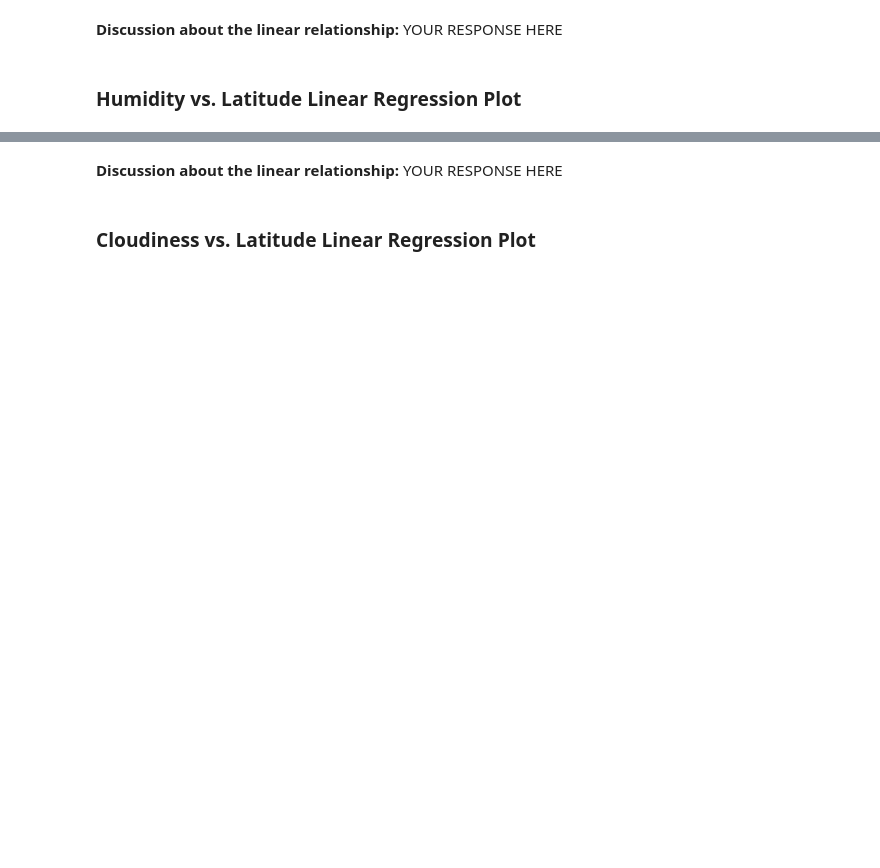
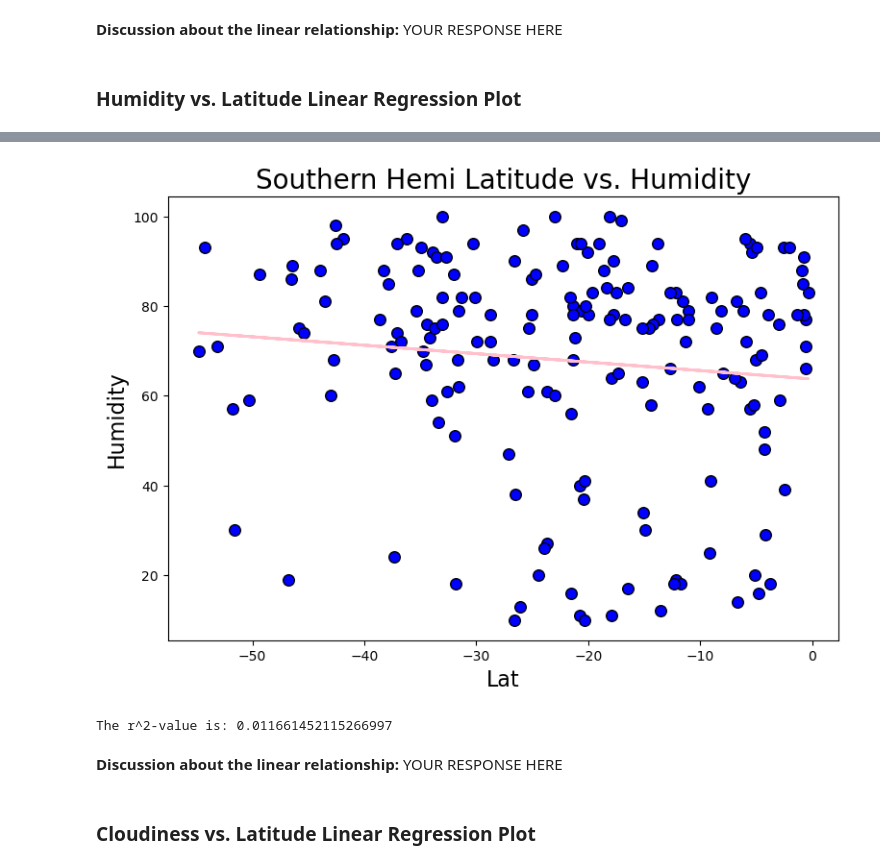
Before and after one commit to McKinnonJulia/python-api-challenge, a Jupyter notebook: WeatherPy.ipynb, the cells around one changed output, grey strips where cells are left out. Saved outputs shown, nothing was run; the diff lists cells and outputs as text; code cells hidden in the pictures; blank space fills up the shorter version.

```diff
--- a/WeatherPy.ipynb
+++ b/WeatherPy.ipynb
@@ -689,2 +541,7 @@ The r^2-value is: 0.00014367159540169783
+# %%
+liner_regression_plot(southern_hemi_df, 'Lat', 'Humidity', 'Southern Hemi Latitude vs. Humidity')
+# %% [output]
+[figure, added]
+The r^2-value is: 0.011661452115266997
 # %% [markdown]
 **Discussion about the linear relationship:** YOUR RESPONSE HERE
```
Also changed, not shown: parts of 42 cells of this notebook, 13 other files.
